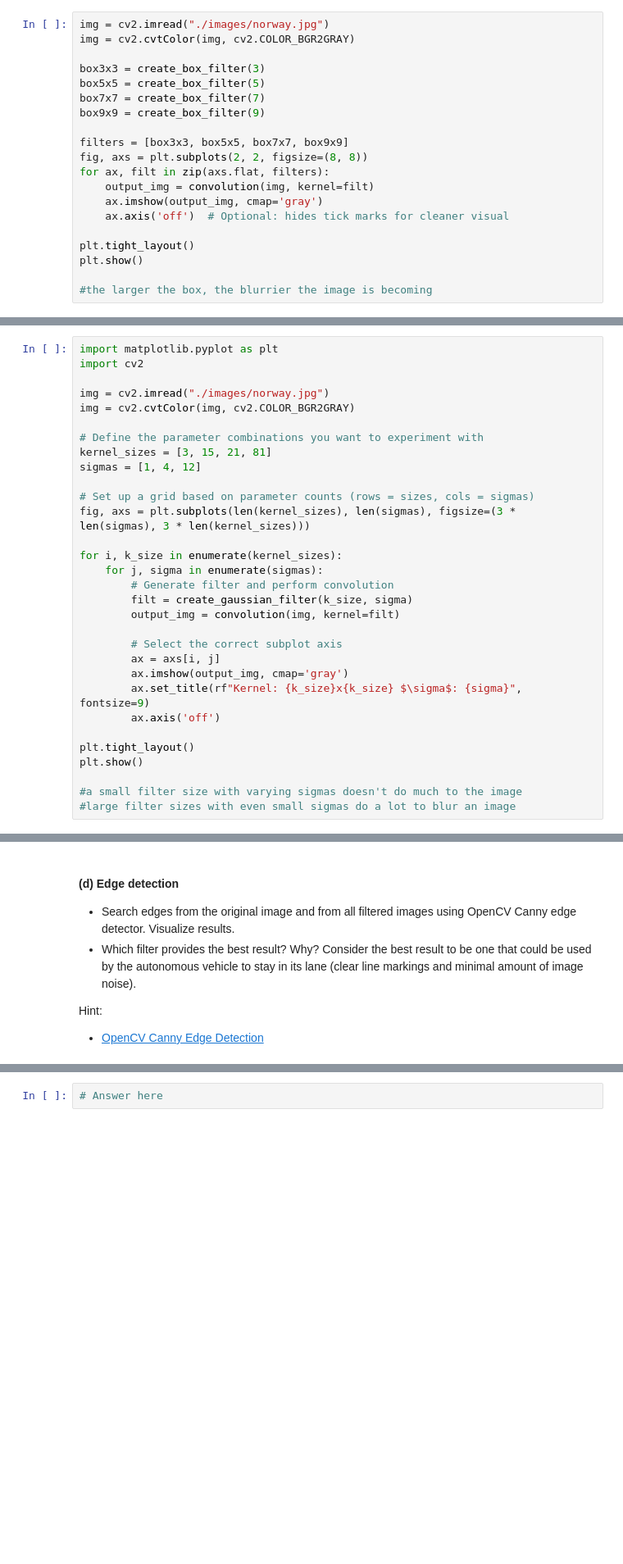
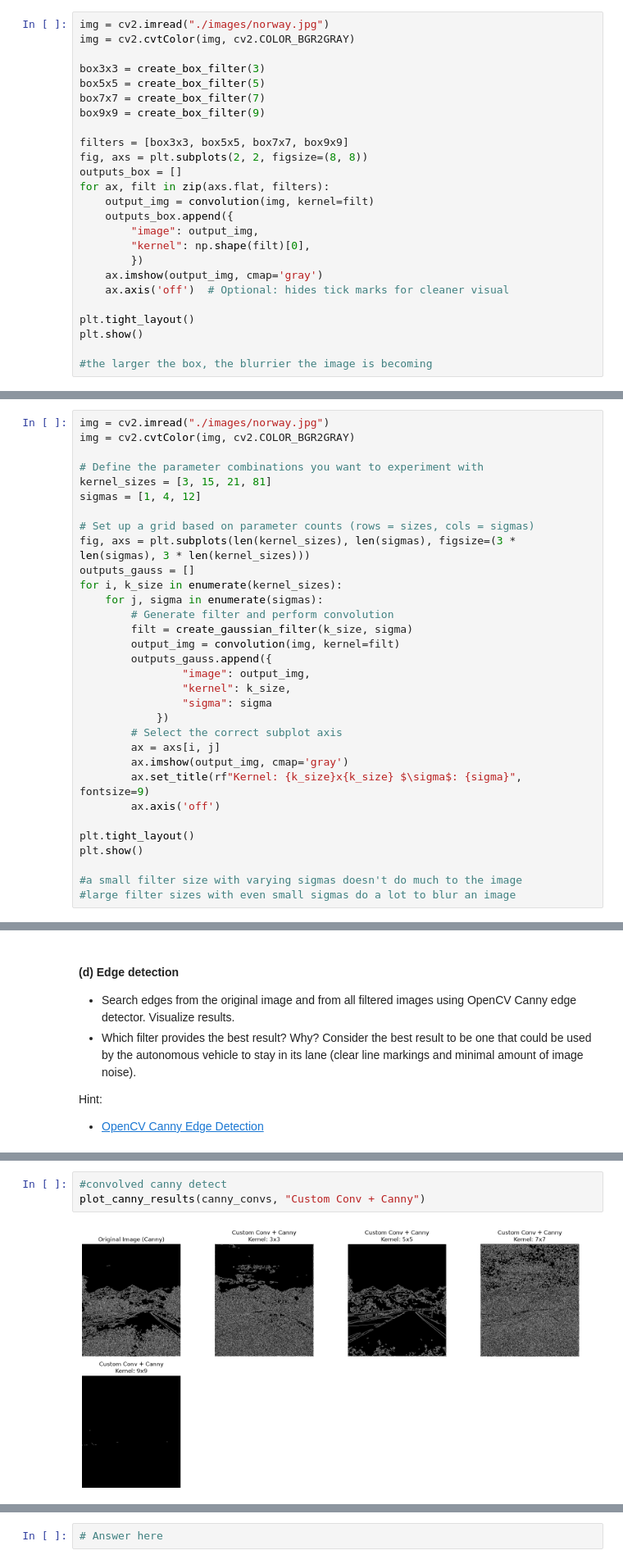
Before and after one commit to SepeZeus/compvis-exercises, a Jupyter notebook: CV-2026-exercises-02.ipynb, the cells around one changed output, grey strips where cells are left out. Shown at 82% size. Drawn from its saved outputs; the diff is of its cells as text; blank space fills up the shorter version.

```diff
--- a/CV-2026-exercises-02.ipynb
+++ b/CV-2026-exercises-02.ipynb
@@ -164,8 +169,13 @@ box9x9 = create_box_filter(9)
 
 filters = [box3x3, box5x5, box7x7, box9x9]
 fig, axs = plt.subplots(2, 2, figsize=(8, 8))
+outputs_box = []
 for ax, filt in zip(axs.flat, filters):
     output_img = convolution(img, kernel=filt)
+    outputs_box.append({
+        "image": output_img,
+        "kernel": np.shape(filt)[0],
+        })
     ax.imshow(output_img, cmap='gray')
     ax.axis('off')  # Optional: hides tick marks for cleaner visual
 
@@ -222,9 +232,6 @@ create_gaussian_filter(7, 1)
         [1.96519161e-05, 2.39409349e-04, 1.07295826e-03, 1.76900911e-03,
          1.07295826e-03, 2.39409349e-04, 1.96519161e-05]]))
 # %%
-import matplotlib.pyplot as plt
-import cv2
-
 img = cv2.imread("./images/norway.jpg")
 img = cv2.cvtColor(img, cv2.COLOR_BGR2GRAY)
 
@@ -234,13 +241,17 @@ sigmas = [1, 4, 12]
 
 # Set up a grid based on parameter counts (rows = sizes, cols = sigmas)
 fig, axs = plt.subplots(len(kernel_sizes), len(sigmas), figsize=(3 * len(sigmas), 3 * len(kernel_sizes)))
-
+outputs_gauss = []
 for i, k_size in enumerate(kernel_sizes):
     for j, sigma in enumerate(sigmas):
         # Generate filter and perform convolution
         filt = create_gaussian_filter(k_size, sigma)
         output_img = convolution(img, kernel=filt)
-
+        outputs_gauss.append({
+                "image": output_img,
+                "kernel": k_size,
+                "sigma": sigma
+            })
         # Select the correct subplot axis
         ax = axs[i, j]
         ax.imshow(output_img, cmap='gray')
@@ -266,0 +332,5 @@ Hint:
+# %%
+#convolved canny detect
+plot_canny_results(canny_convs, "Custom Conv + Canny")
+# %% [output]
+[figure, added]
```
Also changed, not shown: parts of 5 cells of this notebook.
